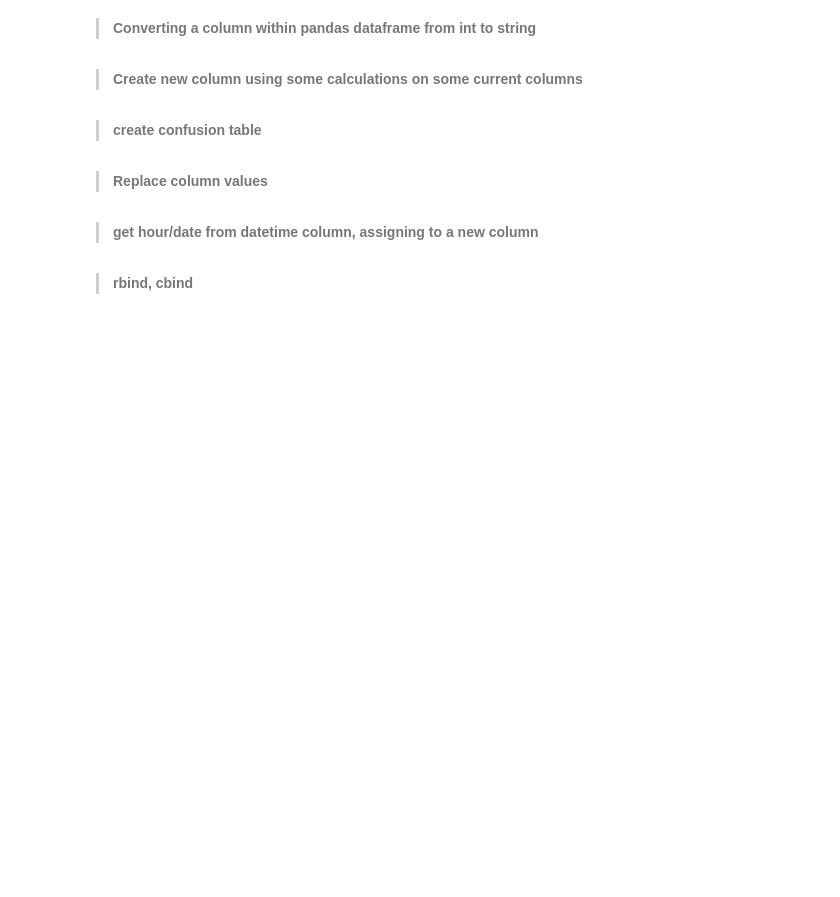
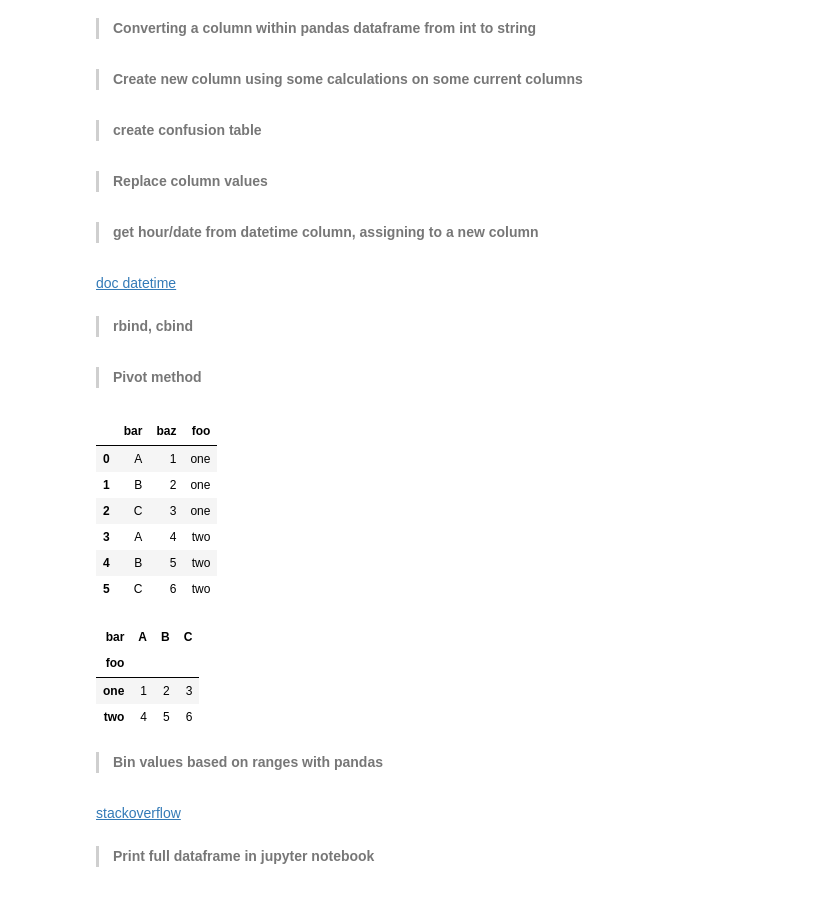
Before and after one commit to johnnychiuchiu/Machine-Learning, a Jupyter notebook: others/pandas_command_note.ipynb, the cells around one changed output. Drawn from its saved outputs; the diff is of its cells as text; code cells hidden in the pictures; blank space fills up the shorter version.

Commit message:
update some more note for pandas

```diff
--- a/others/pandas_command_note.ipynb
+++ b/others/pandas_command_note.ipynb
@@ -867,3 +868,5 @@ df['hour'] = df['timestamp'].apply(lambda x: x.hour())
+# %% [markdown]
+[doc datetime](https://docs.python.org/3.3/library/datetime.html)
 # %% [markdown]
 > **rbind, cbind**
 # %%
@@ -872,3 +875,27 @@ pd.concat([df1, df2])
 
 # cbind
 pd.concat([df1, df2], axis=1)
+# %% [markdown]
+> **Pivot method**
+# %%
+df = pd.DataFrame({'foo': ['one','one','one','two','two','two'],
+                       'bar': ['A', 'B', 'C', 'A', 'B', 'C'],
+                       'baz': [1, 2, 3, 4, 5, 6]})
+df
+# %% [output]
+|  | bar | baz | foo |
+| 0 | A | 1 | one |
+| 1 | B | 2 | one |
+| 2 | C | 3 | one |
+| 3 | A | 4 | two |
+| 4 | B | 5 | two |
+| 5 | C | 6 | two |
+# %%
+df.pivot(index='foo', columns='bar', values='baz')
+# %% [output]
+| bar | A | B | C |
+| foo |  |  |  |
+| one | 1 | 2 | 3 |
+| two | 4 | 5 | 6 |
+# %% [markdown]
+> **Bin values based on ranges with pandas**
@@ -874,0 +904,4 @@ pd.concat([df1, df2], axis=1)
+# %% [markdown]
+[stackoverflow](https://stackoverflow.com/questions/31736671/bin-values-based-on-ranges-with-pandas)
+# %% [markdown]
+> **Print full dataframe in jupyter notebook**
```
Also changed, not shown: parts of 3 cells of this notebook.
